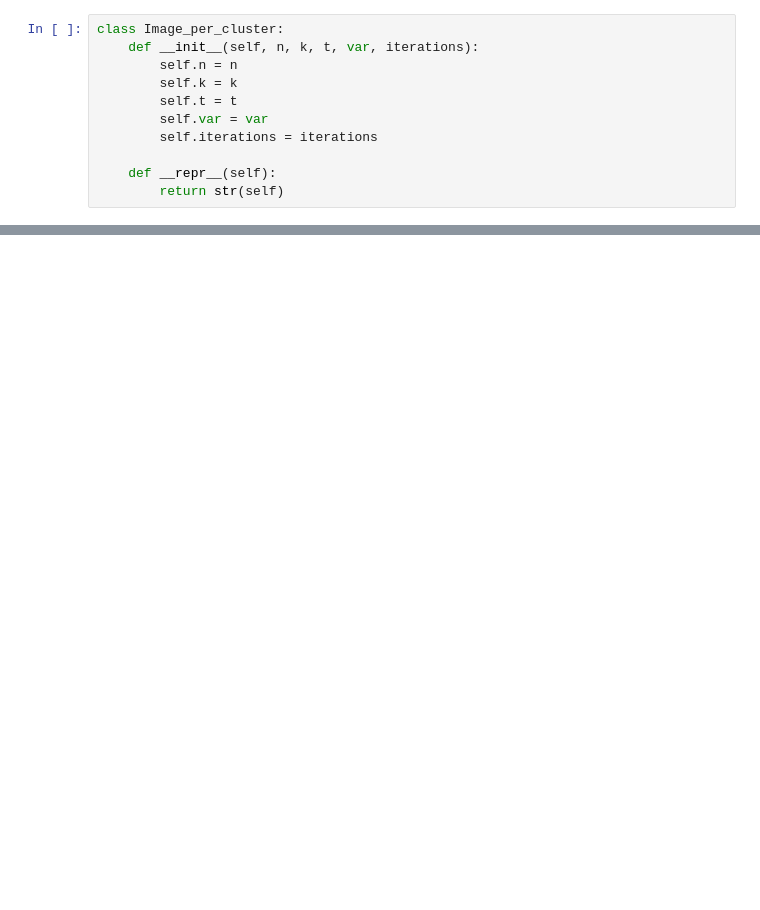
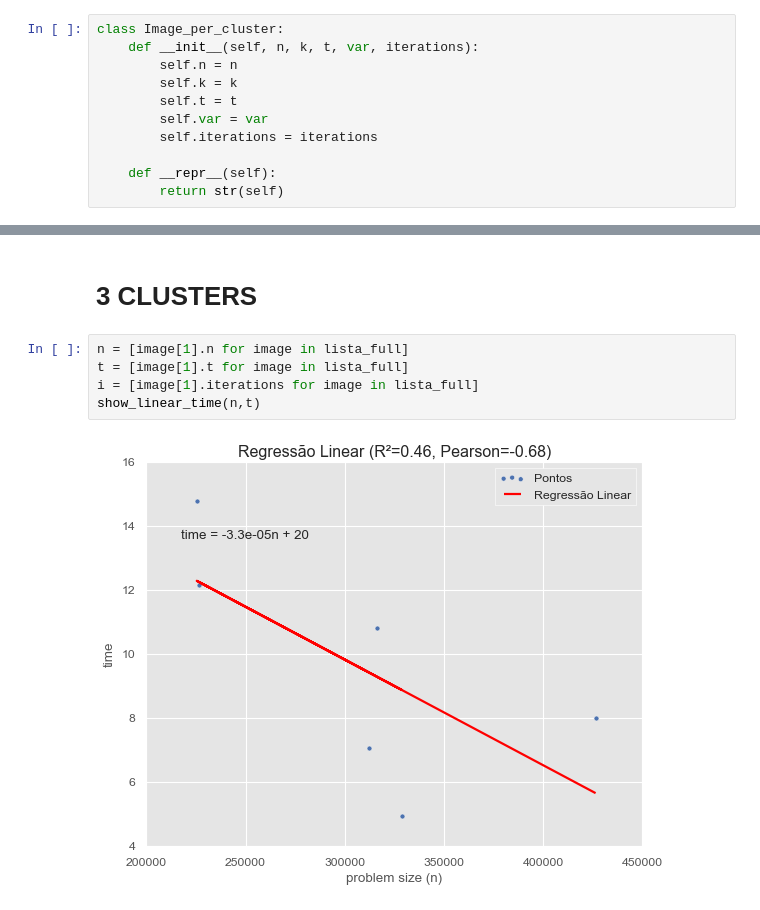
Before and after one commit to vinissmaciel/6-semestre, a Jupyter notebook: credito2.ipynb, the cells around one changed output, grey strips where cells are left out. Cells and saved outputs as stored; diff of their text form; blank space fills up the shorter version.

```diff
--- a/credito2.ipynb
+++ b/credito2.ipynb
@@ -385,0 +447,9 @@ plt.show()
+# %% [markdown]
+# 3 CLUSTERS
+# %%
+n = [image[1].n for image in lista_full]
+t = [image[1].t for image in lista_full]
+i = [image[1].iterations for image in lista_full]
+show_linear_time(n,t)
+# %% [output]
+[figure, added]
```
Also changed, not shown: parts of 13 cells of this notebook.
